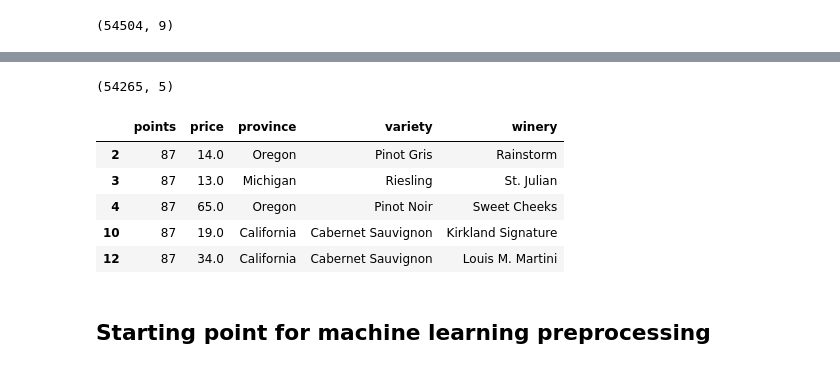
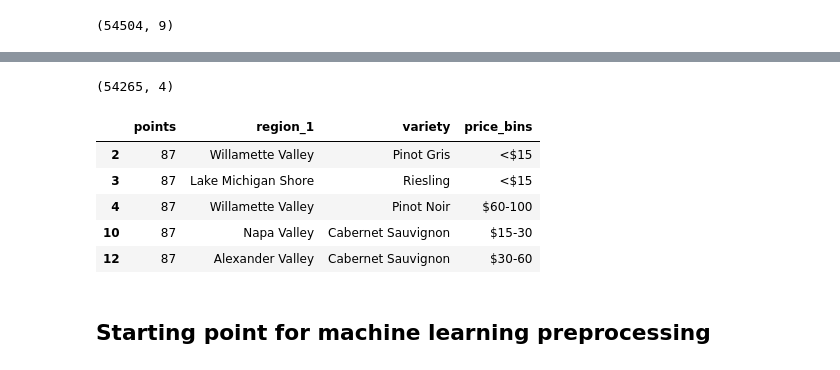
Before and after one commit to rkaysen63/Wine_Enthusiasts, a Jupyter notebook: Roseanne/wine_cleaning.ipynb, the cells around one changed output, grey strips where cells are left out. Saved outputs shown, nothing was run; the diff lists cells and outputs as text; code cells hidden in the pictures.

```diff
--- a/Roseanne/wine_cleaning.ipynb
+++ b/Roseanne/wine_cleaning.ipynb
@@ -199,0 +167,12 @@ US_wine_data_df_copy.head()
+# %%
+# Create price bins
+price_bins = [0, 15, 30, 60, 100, 500, 10000]
+US_wine_data_df_copy.groupby(pd.cut(US_wine_data_df_copy["price"], price_bins)).count()
+
+price_bins_names = ["<$15","$15-30","$30-60","$60-100", "100-500","too much"]
+
+# Make a new column in dataframe for price bins.
+US_wine_data_df_copy["price_bins"] = pd.cut(US_wine_data_df_copy["price"], price_bins, labels=price_bins_names)
+
+# Check dataframe
+US_wine_data_df_copy.tail()
@@ -213,18 +203,18 @@ US_wine_data_title_df.head()
 # %%
 # Drop additional columns that we may want back later: "description" - of flavors, i.e. tart and snappy, oaky, etc.
 # "title" - name on the bottle; region_1, region_2
 
-US_wine_data_df_ml = US_wine_data_df_copy.drop(columns=["description", "region_1", "region_2", "title"], axis=1)
+US_wine_data_df_ml = US_wine_data_df_copy.drop(columns=["description", "price", "province", "region_2", "title", "winery"], axis=1)
 print(US_wine_data_df_ml.shape)
 US_wine_data_df_ml.head()
 # %% [output]
-(54265, 5)
+(54265, 4)
-|  | points | price | province | variety | winery |
-| 2 | 87 | 14.0 | Oregon | Pinot Gris | Rainstorm |
-| 3 | 87 | 13.0 | Michigan | Riesling | St. Julian |
-| 4 | 87 | 65.0 | Oregon | Pinot Noir | Sweet Cheeks |
-| 10 | 87 | 19.0 | California | Cabernet Sauvignon | Kirkland Signature |
-| 12 | 87 | 34.0 | California | Cabernet Sauvignon | Louis M. Martini |
+|  | points | region_1 | variety | price_bins |
+| 2 | 87 | Willamette Valley | Pinot Gris | <$15 |
+| 3 | 87 | Lake Michigan Shore | Riesling | <$15 |
+| 4 | 87 | Willamette Valley | Pinot Noir | $60-100 |
+| 10 | 87 | Napa Valley | Cabernet Sauvignon | $15-30 |
+| 12 | 87 | Alexander Valley | Cabernet Sauvignon | $30-60 |
 # %%
 # Save cleaned dataframes
 # All US data after drop Na
```
Also changed, not shown: parts of 27 cells of this notebook.
